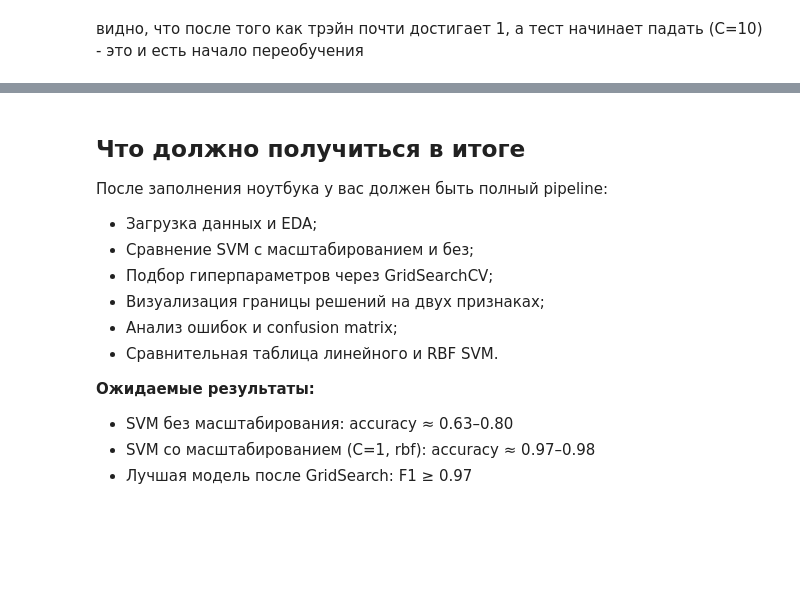
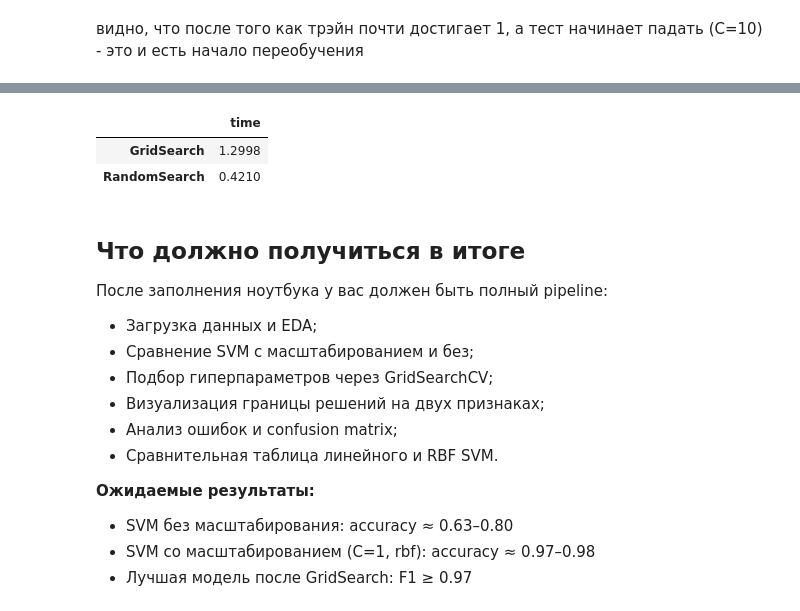
Before and after one commit to SYaroslav0/ml-yara-homework, a Jupyter notebook: hw08/svm_practice_student.ipynb, the cells around one changed output, grey strips where cells are left out. Saved outputs shown, nothing was run; the diff lists cells and outputs as text; code cells hidden in the pictures; blank space fills up the shorter version.

```diff
--- a/hw08/svm_practice_student.ipynb
+++ b/hw08/svm_practice_student.ipynb
@@ -254,8 +254,11 @@ search = GridSearchCV(
     cv=5,
     scoring='f1'
 )
-
+import time
+st1 = time.time()
 search.fit(X_train, y_train)
+tm1 = time.time() - st1
+print(tm1)
 print('Лучшие параметры:', search.best_params_ )
 print('CV F1 (best):', search.best_score_)
 # %% [output]
@@ -571,3 +686,13 @@ plt.show()
+# %%
+results = pd.DataFrame([
+    tm1, tm
+], index=['GridSearch', 'RandomSearch'], columns=['time'])
+
+display(results.round(4))
+# %% [output]
+|  | time |
+| GridSearch | 1.2998 |
+| RandomSearch | 0.4210 |
 # %% [markdown]
 ## Что должно получиться в итоге
 
```
Also changed, not shown: parts of 6 cells of this notebook.
